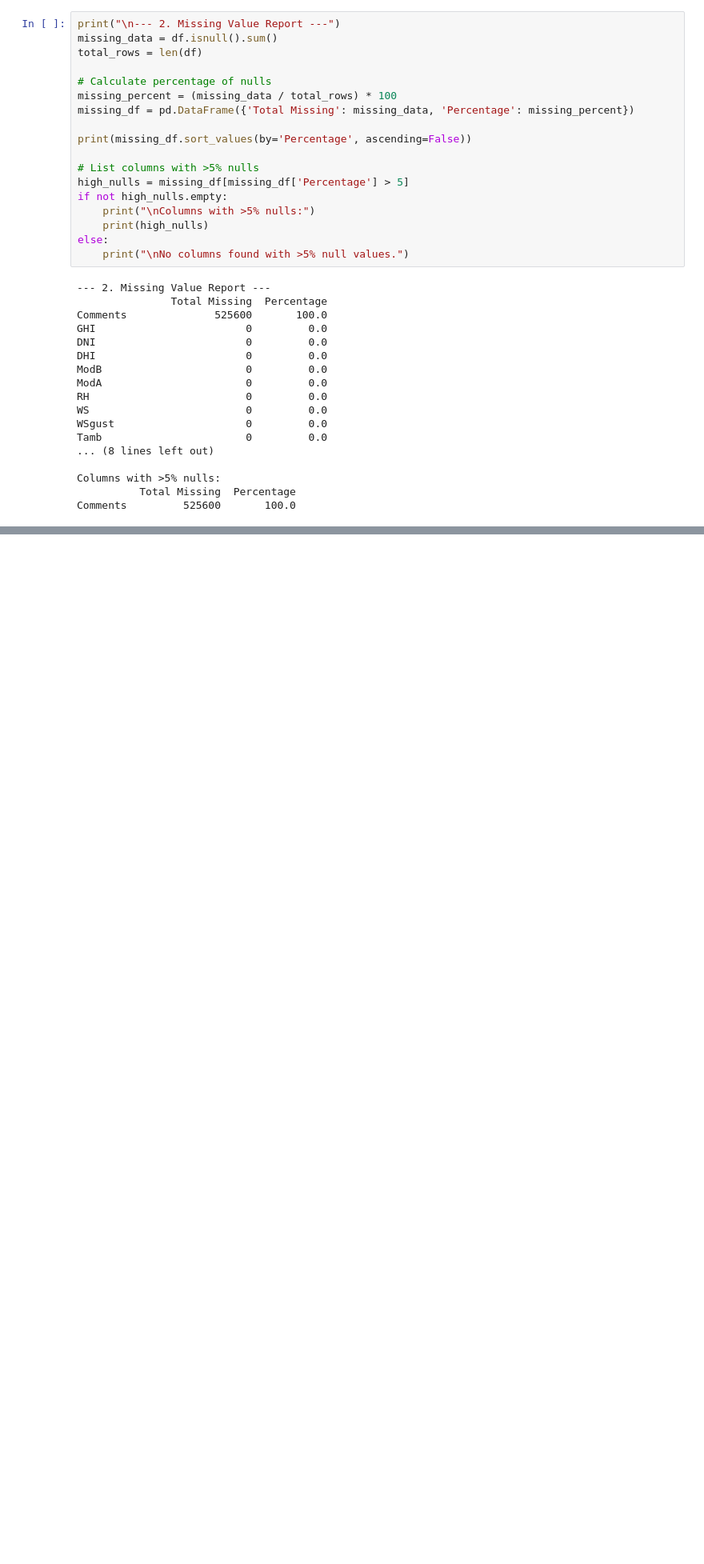
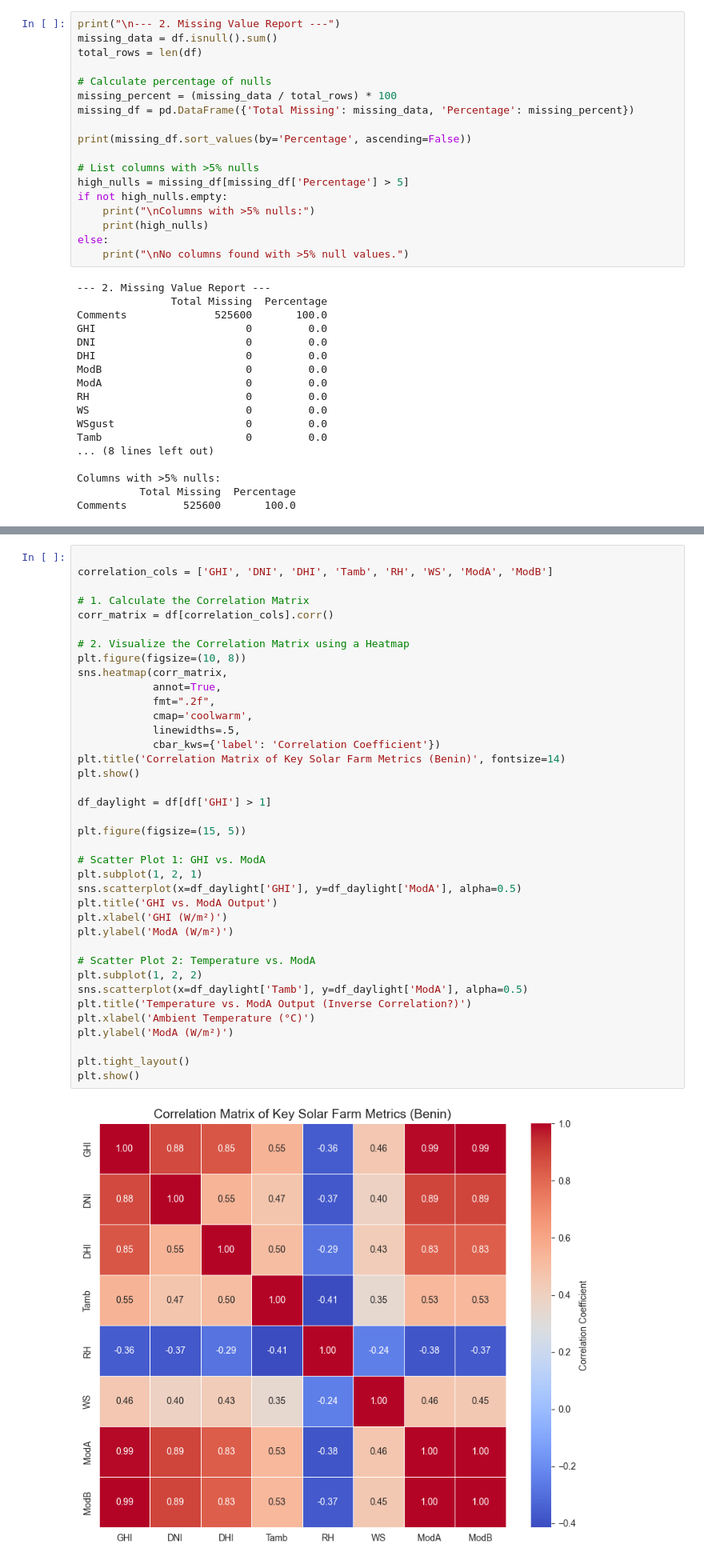
Before and after one commit to Beza-Oriyon/Solar-challenge-week0, a Jupyter notebook: notebooks/benin_eda.ipynb, the cells around one changed output, grey strips where cells are left out. Shown at 80% size. Saved outputs shown, nothing was run; the diff lists cells and outputs as text; blank space fills up the shorter version.

Commit message:
Complete tasks for country benin commit

```diff
--- a/notebooks/benin_eda.ipynb
+++ b/notebooks/benin_eda.ipynb
@@ -84,0 +327,40 @@ Comments         525600       100.0
+# %%
+
+correlation_cols = ['GHI', 'DNI', 'DHI', 'Tamb', 'RH', 'WS', 'ModA', 'ModB']
+
+# 1. Calculate the Correlation Matrix
+corr_matrix = df[correlation_cols].corr()
+
+# 2. Visualize the Correlation Matrix using a Heatmap
+plt.figure(figsize=(10, 8))
+sns.heatmap(corr_matrix,
+            annot=True,
+            fmt=".2f",
+            cmap='coolwarm',
+            linewidths=.5,
+            cbar_kws={'label': 'Correlation Coefficient'})
+plt.title('Correlation Matrix of Key Solar Farm Metrics (Benin)', fontsize=14)
+plt.show()
+
+df_daylight = df[df['GHI'] > 1]
+
+plt.figure(figsize=(15, 5))
+
+# Scatter Plot 1: GHI vs. ModA
+plt.subplot(1, 2, 1)
+sns.scatterplot(x=df_daylight['GHI'], y=df_daylight['ModA'], alpha=0.5)
+plt.title('GHI vs. ModA Output')
+plt.xlabel('GHI (W/m²)')
+plt.ylabel('ModA (W/m²)')
+
+# Scatter Plot 2: Temperature vs. ModA
+plt.subplot(1, 2, 2)
+sns.scatterplot(x=df_daylight['Tamb'], y=df_daylight['ModA'], alpha=0.5)
+plt.title('Temperature vs. ModA Output (Inverse Correlation?)')
+plt.xlabel('Ambient Temperature (°C)')
+plt.ylabel('ModA (W/m²)')
+
+plt.tight_layout()
+plt.show()
+# %% [output]
+[figure, added]
```
Also changed, not shown: parts of 23 cells of this notebook.
